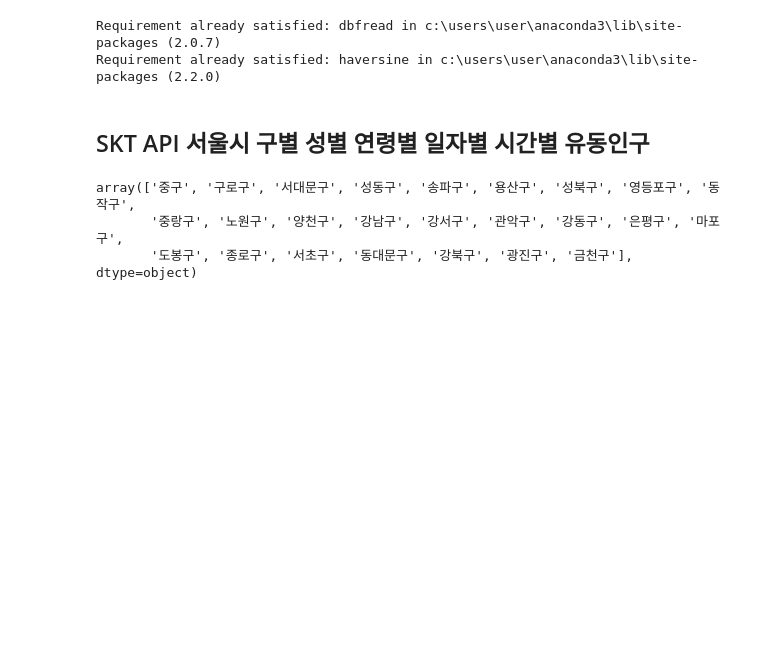
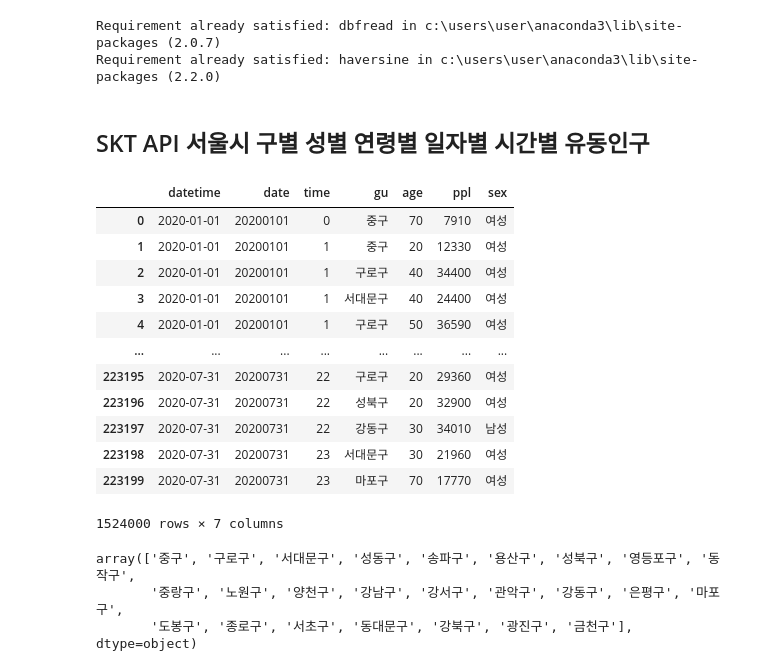
Before and after one commit to Changyoon-Lee/big_contest, a Jupyter notebook: 구별 코로나 민감도/코로나 확진 연령별 민감도 구하기.ipynb, the cells around one changed output. Drawn from its saved outputs; the diff is of its cells as text; code cells hidden in the pictures; blank space fills up the shorter version.

```diff
--- a/구별 코로나 민감도/코로나 확진 연령별 민감도 구하기.ipynb
+++ b/구별 코로나 민감도/코로나 확진 연령별 민감도 구하기.ipynb
@@ -29,9 +29,24 @@ Requirement already satisfied: haversine in c:\users\user\anaconda3\lib\site-pac
 # %%
 def pklopen(route):
     with open('{}'.format(route), 'rb') as f:
         df = pickle.load(f)
     return df
 time = pklopen('./time.pkl')
+time
+# %% [output]
+|  | datetime | date | time | gu | age | ppl | sex |
+| 0 | 2020-01-01 | 20200101 | 0 | 중구 | 70 | 7910 | 여성 |
+| 1 | 2020-01-01 | 20200101 | 1 | 중구 | 20 | 12330 | 여성 |
+| 2 | 2020-01-01 | 20200101 | 1 | 구로구 | 40 | 34400 | 여성 |
+| 3 | 2020-01-01 | 20200101 | 1 | 서대문구 | 40 | 24400 | 여성 |
+| 4 | 2020-01-01 | 20200101 | 1 | 구로구 | 50 | 36590 | 여성 |
+| ... | ... | ... | ... | ... | ... | ... | ... |
+| 223195 | 2020-07-31 | 20200731 | 22 | 구로구 | 20 | 29360 | 여성 |
+| 223196 | 2020-07-31 | 20200731 | 22 | 성북구 | 20 | 32900 | 여성 |
+| 223197 | 2020-07-31 | 20200731 | 22 | 강동구 | 30 | 34010 | 남성 |
+| 223198 | 2020-07-31 | 20200731 | 23 | 서대문구 | 30 | 21960 | 여성 |
+| 223199 | 2020-07-31 | 20200731 | 23 | 마포구 | 70 | 17770 | 여성 |
+1524000 rows × 7 columns
 # %%
 #구의 종류
 time['gu'].unique()
```
Also changed, not shown: parts of 12 cells of this notebook, 1 other file.
